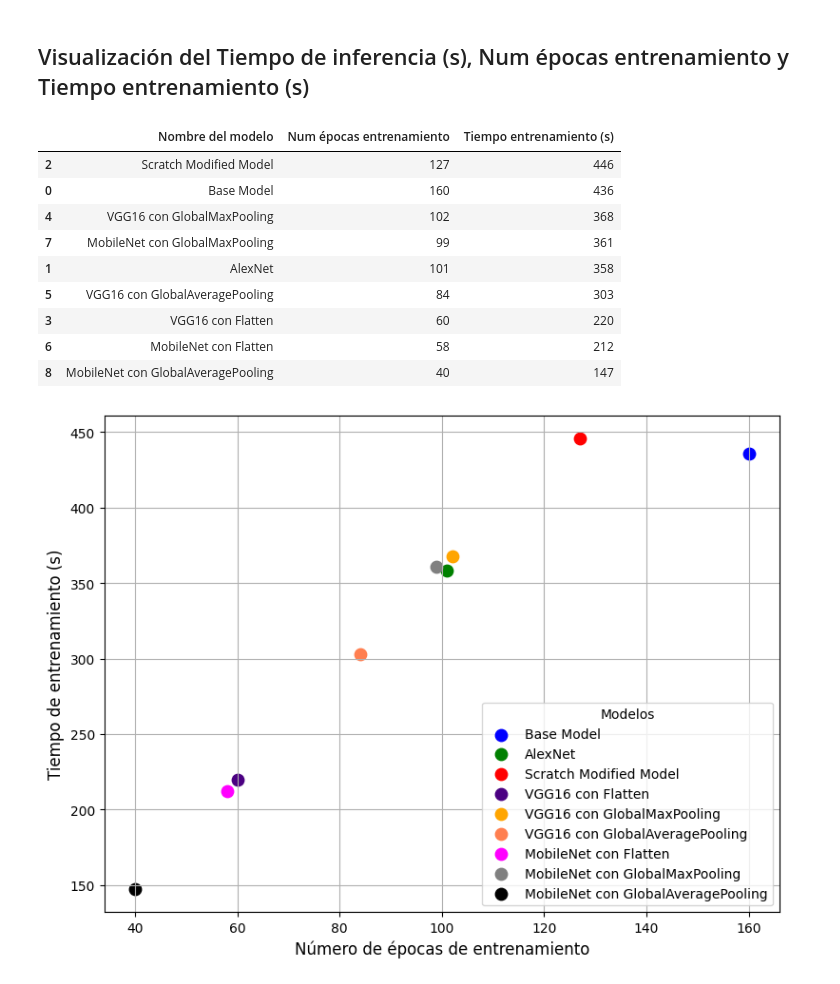
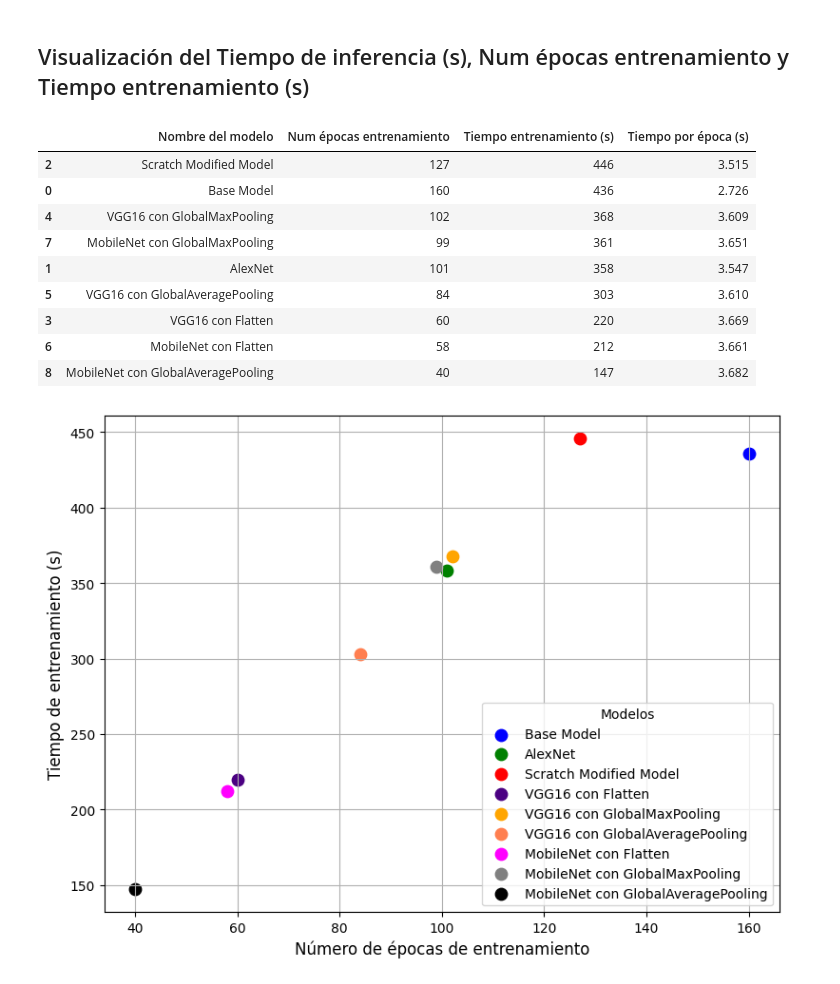
Before and after one commit to raulpg1/mining-detector-gee-tfm, a Jupyter notebook: notebooks/visualizacion_resultados.ipynb, the cells around one changed output. Saved outputs shown, nothing was run; the diff lists cells and outputs as text; code cells hidden in the pictures.

```diff
--- a/notebooks/visualizacion_resultados.ipynb
+++ b/notebooks/visualizacion_resultados.ipynb
@@ -49,22 +49,22 @@ with open('../notebooks/resultados/checkpoint_resultados.pkl', 'rb') as file:
 # %%
 rows = []
 for elem in model_data_list:
-    rows.append([elem[0],elem[2][-1],round(elem[2][-2])])
-columns = ["Nombre del modelo","Num épocas entrenamiento","Tiempo entrenamiento (s)"]
+    rows.append([elem[0],elem[2][-1],round(elem[2][-2]),round(elem[2][-2]/elem[2][-1],3)])
+columns = ["Nombre del modelo","Num épocas entrenamiento","Tiempo entrenamiento (s)","Tiempo por época (s)"]
 df = pd.DataFrame(rows, columns=columns)
 df_sorted = df.sort_values(by="Tiempo entrenamiento (s)", ascending=False)
 display(df_sorted)
 # %% [output]
-|  | Nombre del modelo | Num épocas entrenamiento | Tiempo entrenamiento (s) |
-| 2 | Scratch Modified Model | 127 | 446 |
-| 0 | Base Model | 160 | 436 |
-| 4 | VGG16 con GlobalMaxPooling | 102 | 368 |
-| 7 | MobileNet con GlobalMaxPooling | 99 | 361 |
-| 1 | AlexNet | 101 | 358 |
-| 5 | VGG16 con GlobalAveragePooling | 84 | 303 |
-| 3 | VGG16 con Flatten | 60 | 220 |
-| 6 | MobileNet con Flatten | 58 | 212 |
-| 8 | MobileNet con GlobalAveragePooling | 40 | 147 |
+|  | Nombre del modelo | Num épocas entrenamiento | Tiempo entrenamiento (s) | Tiempo por época (s) |
+| 2 | Scratch Modified Model | 127 | 446 | 3.515 |
+| 0 | Base Model | 160 | 436 | 2.726 |
+| 4 | VGG16 con GlobalMaxPooling | 102 | 368 | 3.609 |
+| 7 | MobileNet con GlobalMaxPooling | 99 | 361 | 3.651 |
+| 1 | AlexNet | 101 | 358 | 3.547 |
+| 5 | VGG16 con GlobalAveragePooling | 84 | 303 | 3.610 |
+| 3 | VGG16 con Flatten | 60 | 220 | 3.669 |
+| 6 | MobileNet con Flatten | 58 | 212 | 3.661 |
+| 8 | MobileNet con GlobalAveragePooling | 40 | 147 | 3.682 |
 # %%
 import matplotlib.pyplot as plt
 
```
Also changed, not shown: parts of 5 cells of this notebook.
